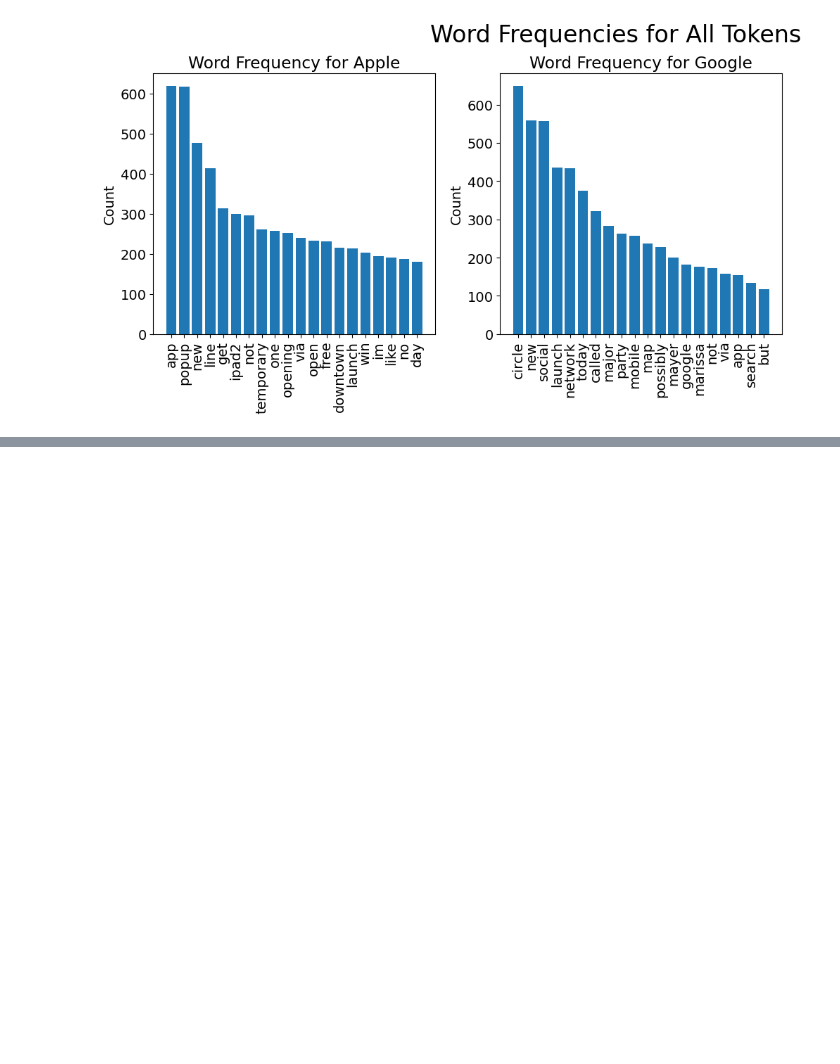
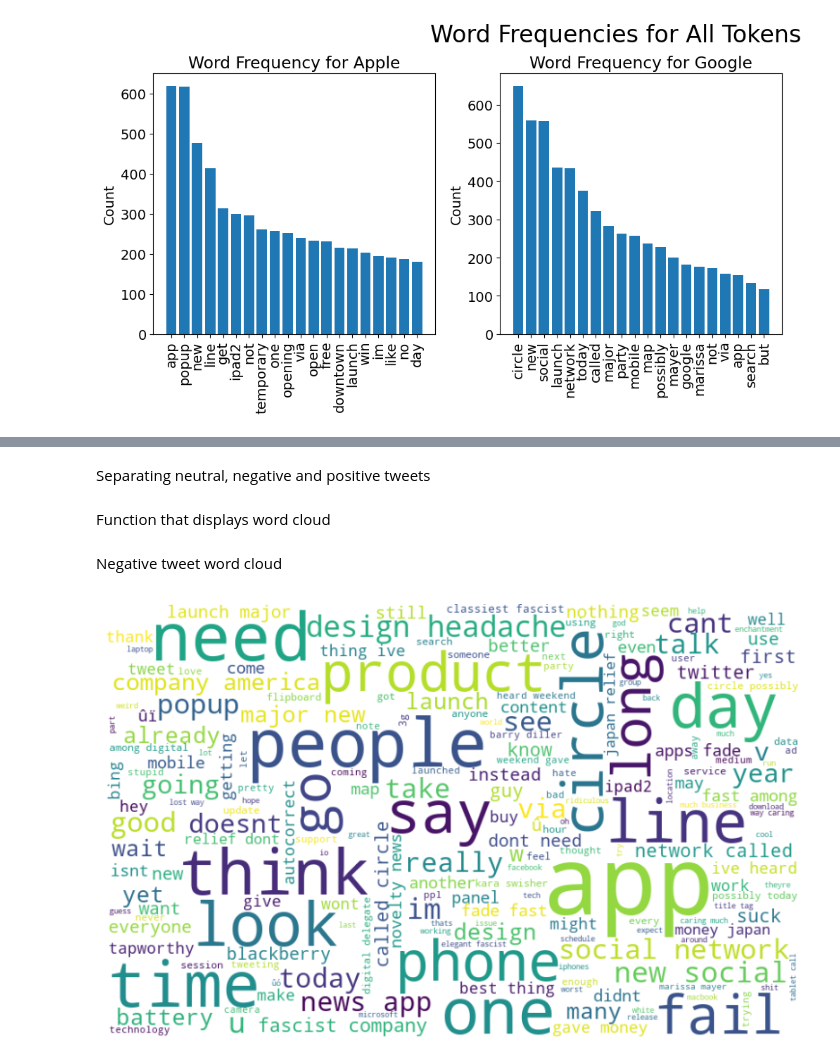
Before and after one commit to bizzfuzz/dsc-phase-4-project, a Jupyter notebook: Tweet.ipynb, the cells around one changed output, grey strips where cells are left out. Cells and saved outputs as stored; diff of their text form; code cells hidden in the pictures; blank space fills up the shorter version.

Commit message:
reinstated Tabitha's word cloud

```diff
--- a/Tweet.ipynb
+++ b/Tweet.ipynb
@@ -405,0 +408,7 @@ df.head()
+# %%
+st = nltk.PorterStemmer()
+def stemming_on_text(data):
+    text = [st.stem(word) for word in data]
+    return data
+df['text']= df['text'].apply(lambda x: stemming_on_text(x))
+df['text'].head()
@@ -554,0 +501,26 @@ stopwordlist = ['a', 'about', 'above', 'after', 'again', 'ain', 'all', 'am', 'an
+# %% [markdown]
+Separating neutral, negative and positive tweets
+# %%
+df_neg = df[df['emotion'] == 'Non-Positive']
+df_pos = df[df['emotion'] == 'Positive']
+df_neu = df[df['emotion'] == 'Neutral']
+# %% [markdown]
+Function that displays word cloud
+# %%
+def tweet_cloud(df):
+    tweets = df['text'].explode().str.cat(sep=' ')
+
+    # Generate the word cloud
+    wordcloud = WordCloud(width=800, height=500, max_font_size=110, background_color="white").generate(negative_tweets)
+
+    # Display the word cloud
+    plt.figure(figsize=(10, 7))
+    plt.imshow(wordcloud, interpolation="bilinear")
+    plt.axis("off")
+    plt.show()
+# %% [markdown]
+Negative tweet word cloud
+# %%
+tweet_cloud(df_neg)
+# %% [output]
+[figure, added]
```
Also changed, not shown: parts of 29 cells of this notebook.
